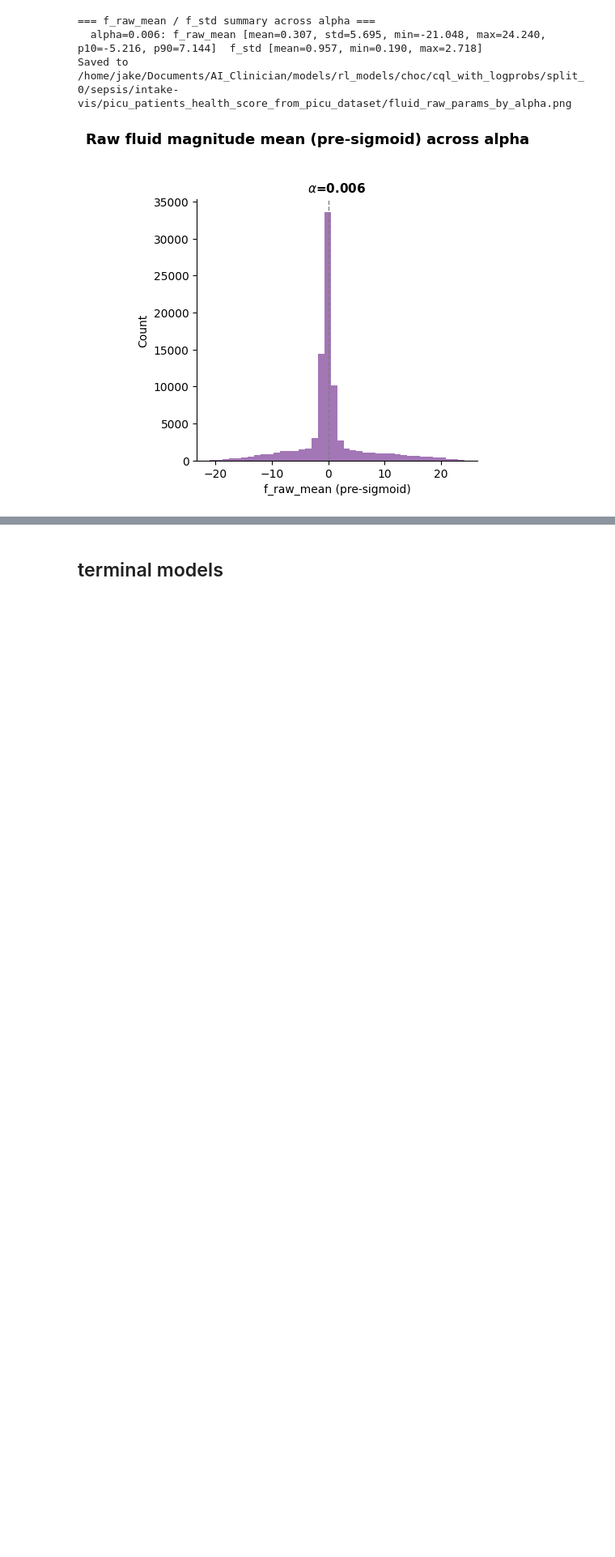
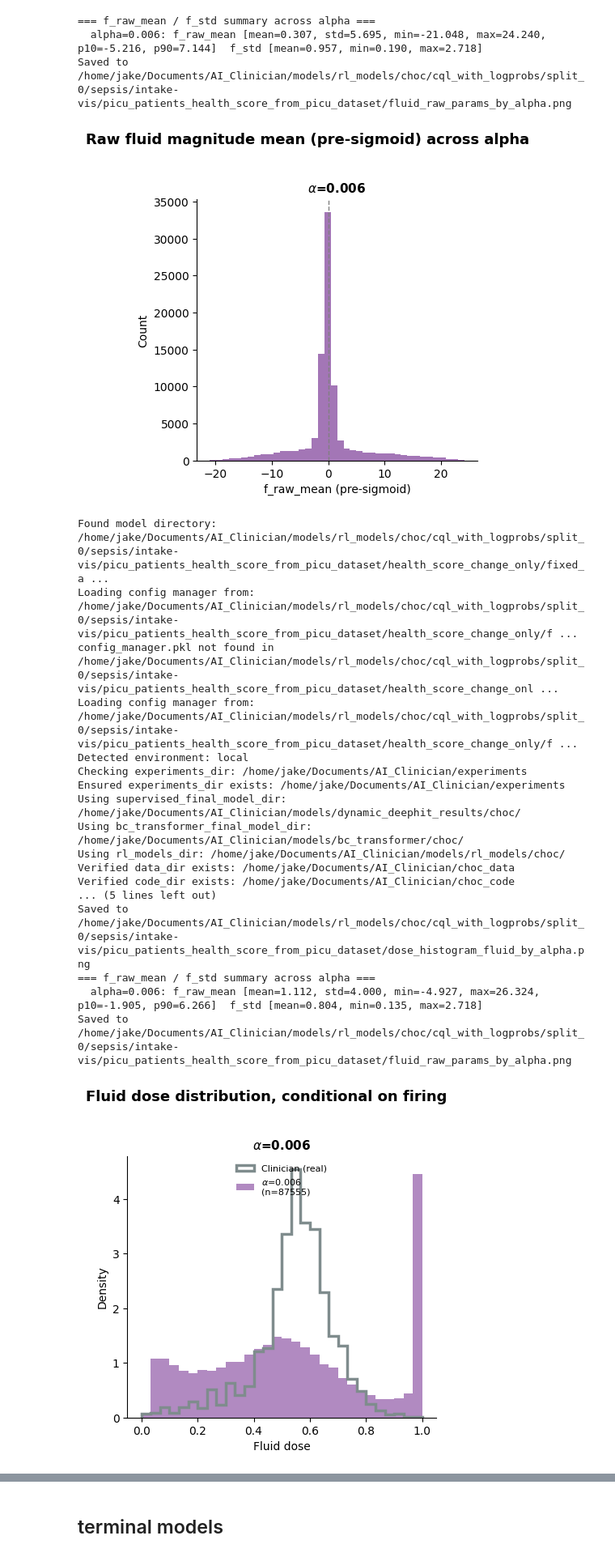
Before and after one commit to jakeormond/ai_clinician_pediatric_rl, a Jupyter notebook: src/rl/evaluate_cql_alpha_sweep.ipynb, the cells around one changed output, grey strips where cells are left out. Shown at 81% size. Saved outputs shown, nothing was run; the diff lists cells and outputs as text; code cells hidden in the pictures; blank space fills up the shorter version.

Commit message:
running wider cql alpha sweep

```diff
--- a/src/rl/evaluate_cql_alpha_sweep.ipynb
+++ b/src/rl/evaluate_cql_alpha_sweep.ipynb
@@ -488,3 +488,59 @@ fig = raw_params.plot_raw_params_by_alpha(
   alpha=0.006: f_raw_mean [mean=0.307, std=5.695, min=-21.048, max=24.240, p10=-5.216, p90=7.144]  f_std [mean=0.957, min=0.190, max=2.718]
 Saved to /home/jake/Documents/AI_Clinician/models/rl_models/choc/cql_with_logprobs/split_0/sepsis/intake-vis/picu_patients_health_score_from_picu_dataset/fluid_raw_params_by_alpha.png
 [figure]
+# %%
+cql_health_score_fixed_alpha_model_dir = os.path.join(cql_model_dir, "health_score_change_only", "fixed_alpha_std_fix2")
+cql_health_score_fixed_alpha_model_dirs = eval_cql.get_model_dirs(cql_health_score_fixed_alpha_model_dir)
+
+cql_health_score_fixed_alpha_models = []
+for model_dir in cql_health_score_fixed_alpha_model_dirs:
+    # load health score sarsa model
+    health_score_actor, health_score_critic, health_score_config_manager, health_score_hyperparams = \
+        etm.load_actor_and_critic(
+            model_dir=model_dir, model_type = 'cql', state_dim=state_dim,
+        )
+    cql_health_score_fixed_alpha_models.append((health_score_actor, health_score_critic, health_score_config_manager, health_score_hyperparams))
+
+# Build alpha -> model dicts for each CQL sweep, keyed by each model's own cql_alpha hyperparameter.
+# CQL tuples are (actor, critic, config_manager, hyperparams) -> hyperparams at index 3
+cql_health_score_by_alpha = {m[3]['cql_alpha']: m for m in cql_health_score_fixed_alpha_models}
+
+print("Health-score alphas found:", sorted(cql_health_score_by_alpha.keys()))
+
+clinician_actions_val = processors['val'].rl_dataset["actions"]
+
+fig = dose_hist.plot_dose_histograms(
+    cql_health_score_by_alpha,
+    alphas_to_show=[0.006],
+    processor=processors['val'],
+    clinician_actions=clinician_actions_val,
+    dim=0, dim_name="Fluid",
+    get_actor_actions_fn=action_dist.get_actor_actions,
+    save_path=os.path.join(cql_model_dir, "dose_histogram_fluid_by_alpha.png"),
+)
+
+fig = raw_params.plot_raw_params_by_alpha(
+    cql_health_score_by_alpha,
+    alphas_to_show=[0.006],
+    processor=processors['val'],
+    save_path=os.path.join(cql_model_dir, "fluid_raw_params_by_alpha.png"),
+)
+# %% [output]
+Found model directory: /home/jake/Documents/AI_Clinician/models/rl_models/choc/cql_with_logprobs/split_0/sepsis/intake-vis/picu_patients_health_score_from_picu_dataset/health_score_change_only/fixed_a ...
+Loading config manager from: /home/jake/Documents/AI_Clinician/models/rl_models/choc/cql_with_logprobs/split_0/sepsis/intake-vis/picu_patients_health_score_from_picu_dataset/health_score_change_only/f ...
+config_manager.pkl not found in /home/jake/Documents/AI_Clinician/models/rl_models/choc/cql_with_logprobs/split_0/sepsis/intake-vis/picu_patients_health_score_from_picu_dataset/health_score_change_onl ...
+Loading config manager from: /home/jake/Documents/AI_Clinician/models/rl_models/choc/cql_with_logprobs/split_0/sepsis/intake-vis/picu_patients_health_score_from_picu_dataset/health_score_change_only/f ...
+Detected environment: local
+Checking experiments_dir: /home/jake/Documents/AI_Clinician/experiments
+Ensured experiments_dir exists: /home/jake/Documents/AI_Clinician/experiments
+Using supervised_final_model_dir: /home/jake/Documents/AI_Clinician/models/dynamic_deephit_results/choc/
+Using bc_transformer_final_model_dir: /home/jake/Documents/AI_Clinician/models/bc_transformer/choc/
+Using rl_models_dir: /home/jake/Documents/AI_Clinician/models/rl_models/choc/
+Verified data_dir exists: /home/jake/Documents/AI_Clinician/choc_data
+Verified code_dir exists: /home/jake/Documents/AI_Clinician/choc_code
+... (5 lines left out)
+Saved to /home/jake/Documents/AI_Clinician/models/rl_models/choc/cql_with_logprobs/split_0/sepsis/intake-vis/picu_patients_health_score_from_picu_dataset/dose_histogram_fluid_by_alpha.png
+=== f_raw_mean / f_std summary across alpha ===
+  alpha=0.006: f_raw_mean [mean=1.112, std=4.000, min=-4.927, max=26.324, p10=-1.905, p90=6.266]  f_std [mean=0.804, min=0.135, max=2.718]
+Saved to /home/jake/Documents/AI_Clinician/models/rl_models/choc/cql_with_logprobs/split_0/sepsis/intake-vis/picu_patients_health_score_from_picu_dataset/fluid_raw_params_by_alpha.png
+[figure, added]
```
Also changed, not shown: parts of 3 cells of this notebook, 1 other file.
